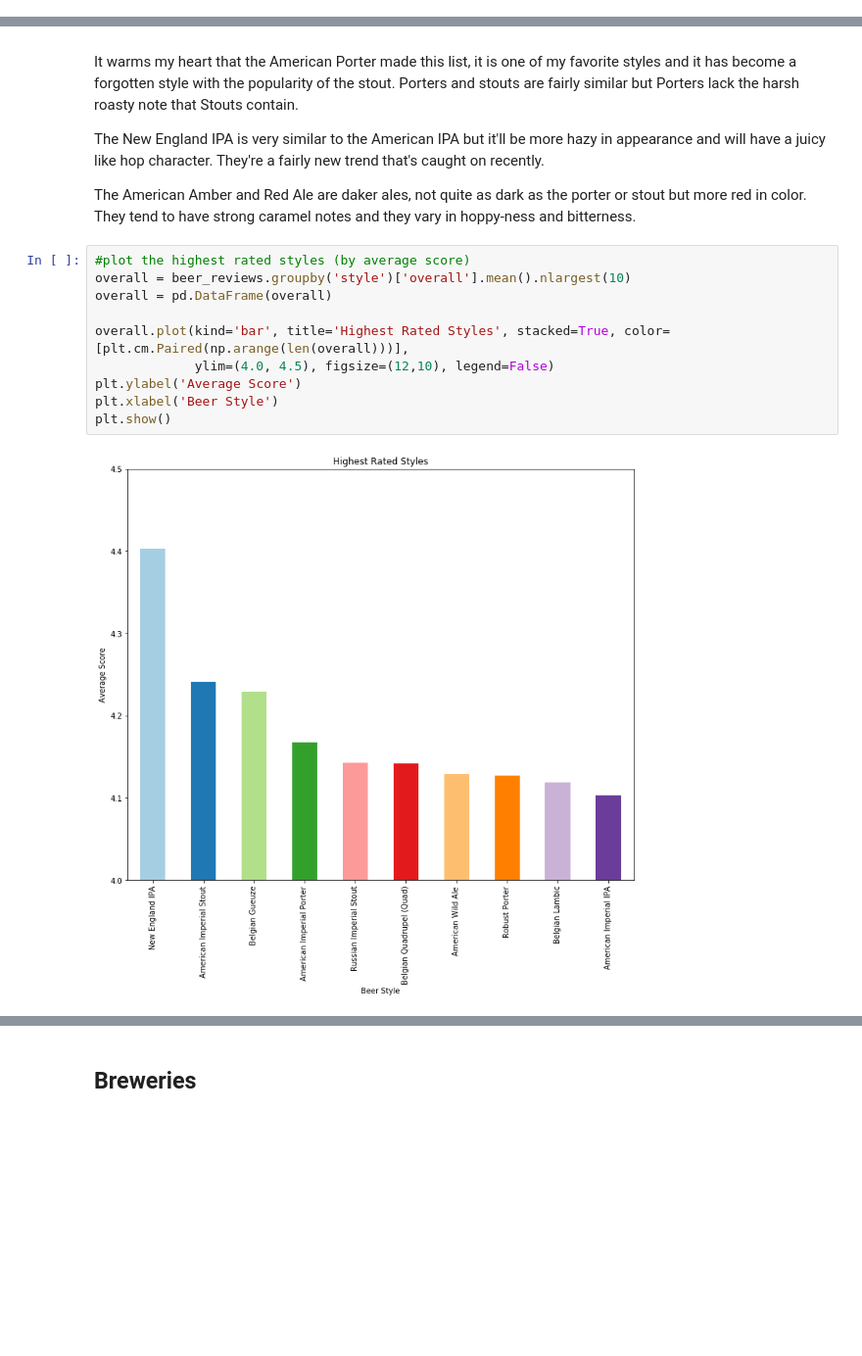
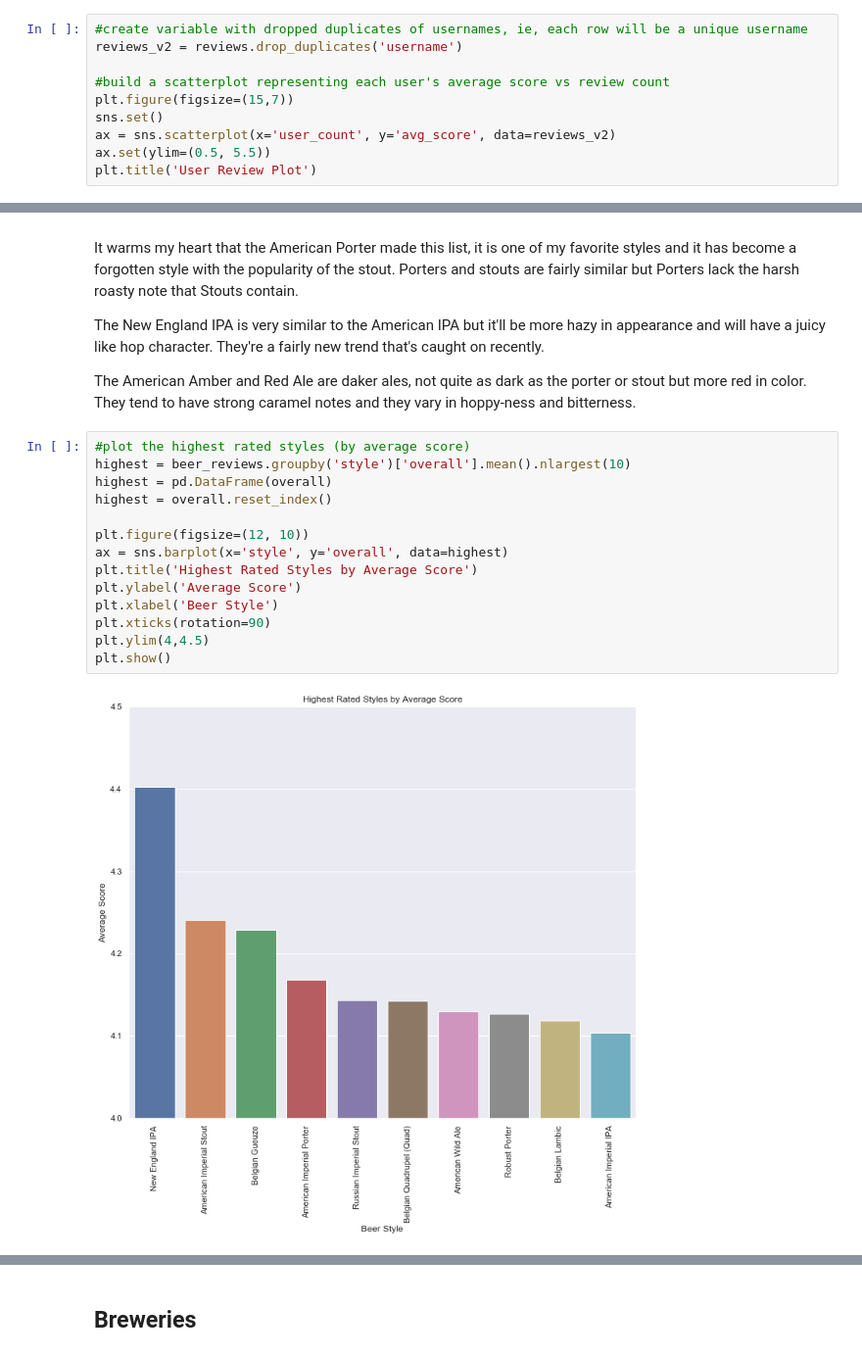
Before and after one commit to kylemcq13/Beer, a Jupyter notebook: Final Capstone - Beer EDA.ipynb, the cells around one changed output, grey strips where cells are left out. Shown at 98% size. Drawn from its saved outputs; the diff is of its cells as text; blank space fills up the shorter version.

```diff
--- a/Final Capstone - Beer EDA.ipynb
+++ b/Final Capstone - Beer EDA.ipynb
@@ -291,0 +309,10 @@ reviews.head()
+# %%
+#create variable with dropped duplicates of usernames, ie, each row will be a unique username
+reviews_v2 = reviews.drop_duplicates('username')
+
+#build a scatterplot representing each user's average score vs review count
+plt.figure(figsize=(15,7))
+sns.set()
+ax = sns.scatterplot(x='user_count', y='avg_score', data=reviews_v2)
+ax.set(ylim=(0.5, 5.5))
+plt.title('User Review Plot')
@@ -400,13 +434,17 @@ The New England IPA is very similar to the American IPA but it'll be more hazy i
 The American Amber and Red Ale are daker ales, not quite as dark as the porter or stout but more red in color. They tend to have strong caramel notes and they vary in hoppy-ness and bitterness.
 # %%
 #plot the highest rated styles (by average score)
-overall = beer_reviews.groupby('style')['overall'].mean().nlargest(10)
-overall = pd.DataFrame(overall)
+highest = beer_reviews.groupby('style')['overall'].mean().nlargest(10)
+highest = pd.DataFrame(overall)
+highest = overall.reset_index()
 
-overall.plot(kind='bar', title='Highest Rated Styles', stacked=True, color=[plt.cm.Paired(np.arange(len(overall)))],
-             ylim=(4.0, 4.5), figsize=(12,10), legend=False)
+plt.figure(figsize=(12, 10))
+ax = sns.barplot(x='style', y='overall', data=highest)
+plt.title('Highest Rated Styles by Average Score')
 plt.ylabel('Average Score')
 plt.xlabel('Beer Style')
+plt.xticks(rotation=90)
+plt.ylim(4,4.5)
 plt.show()
 # %% [output]
-[figure, old version]
+[figure, new version]
```
Also changed, not shown: parts of 47 cells of this notebook.
